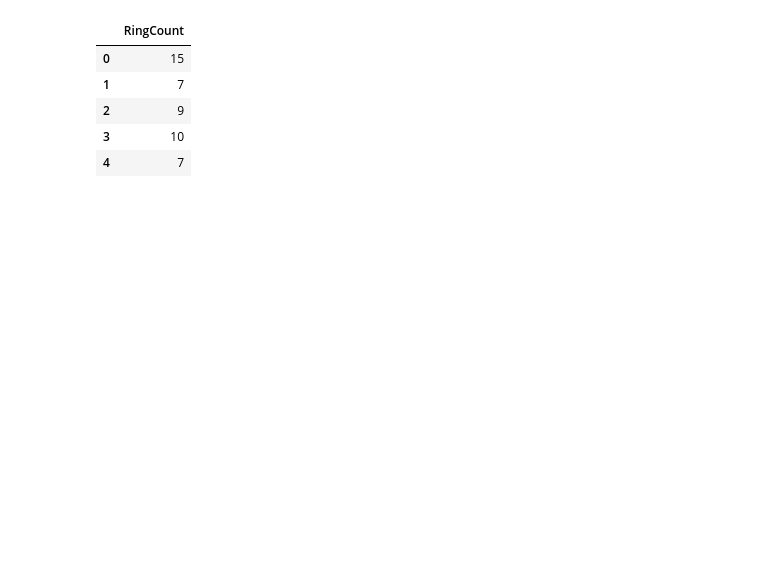
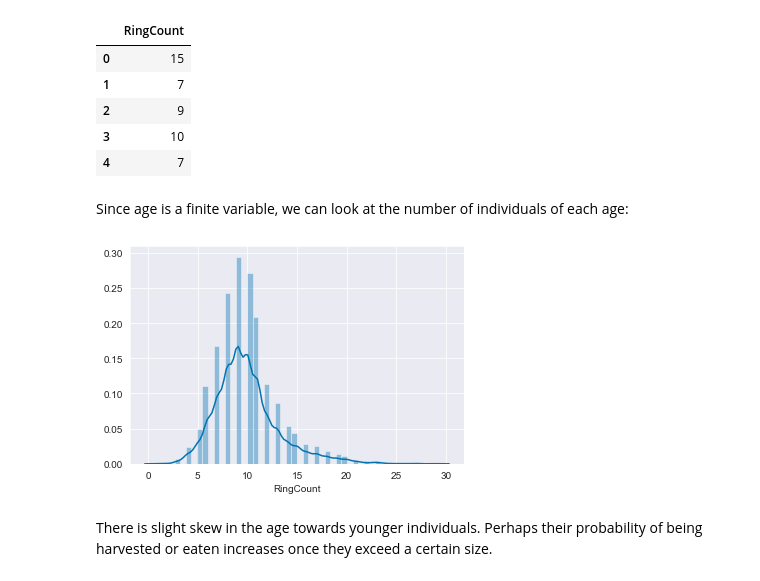
Before and after one commit to chrisammon3000/uci-abalone, a Jupyter notebook: notebooks/190924-gcl-initial-exploration.ipynb, the cells around one changed output. Saved outputs shown, nothing was run; the diff lists cells and outputs as text; code cells hidden in the pictures; blank space fills up the shorter version.

```diff
--- a/notebooks/190924-gcl-initial-exploration.ipynb
+++ b/notebooks/190924-gcl-initial-exploration.ipynb
@@ -153,3 +151,11 @@ raw.select_dtypes(include='int').head()
 | 2 | 9 |
 | 3 | 10 |
 | 4 | 7 |
+# %% [markdown]
+Since age is a finite variable, we can look at the number of individuals of each age:
+# %%
+sns.distplot(raw["RingCount"]);
+# %% [output]
+[figure, added]
+# %% [markdown]
+There is slight skew in the age towards younger individuals. Perhaps their probability of being harvested or eaten increases once they exceed a certain size.
```
Also changed, not shown: parts of 7 cells of this notebook.
